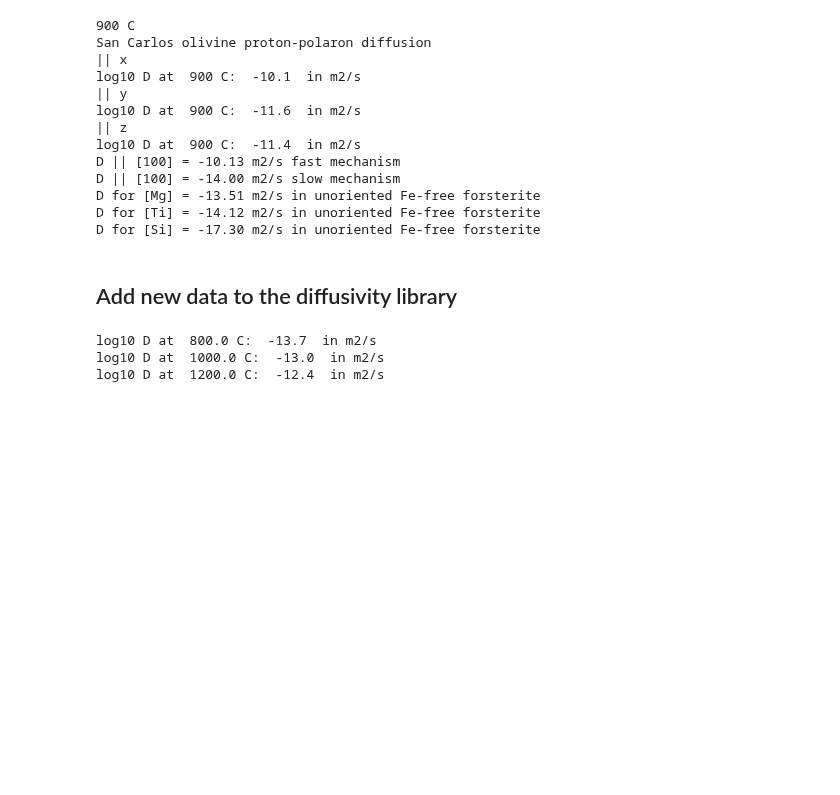
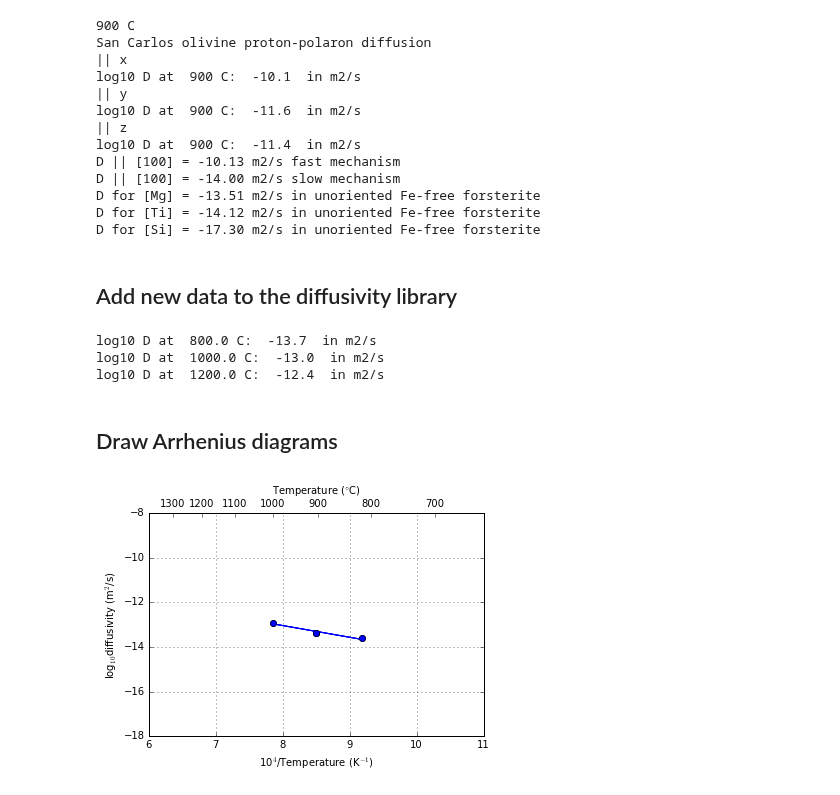
Before and after one commit to EFerriss/Pynams, a Jupyter notebook: EXAMPLES.ipynb, the cells around one changed output. Saved outputs shown, nothing was run; the diff lists cells and outputs as text; code cells hidden in the pictures; blank space fills up the shorter version.

Commit message:
Arrhenius diagrams added to the examples

```diff
--- a/EXAMPLES.ipynb
+++ b/EXAMPLES.ipynb
@@ -360,3 +361,11 @@ my_new_diffusion_data.whatIsD(celsius=1200., orient='x');
 log10 D at  800.0 C:  -13.7  in m2/s
 log10 D at  1000.0 C:  -13.0  in m2/s
 log10 D at  1200.0 C:  -12.4  in m2/s
+# %% [markdown]
+## Draw Arrhenius diagrams
+# %%
+from pynams.diffusion import arrhenius
+fig, ax, legend_handle = arrhenius.Arrhenius_outline()
+my_new_diffusion_data.plotD(axes=ax)
+# %% [output]
+[figure, added]
```
Also changed, not shown: parts of 5 cells of this notebook, 2 other files.
